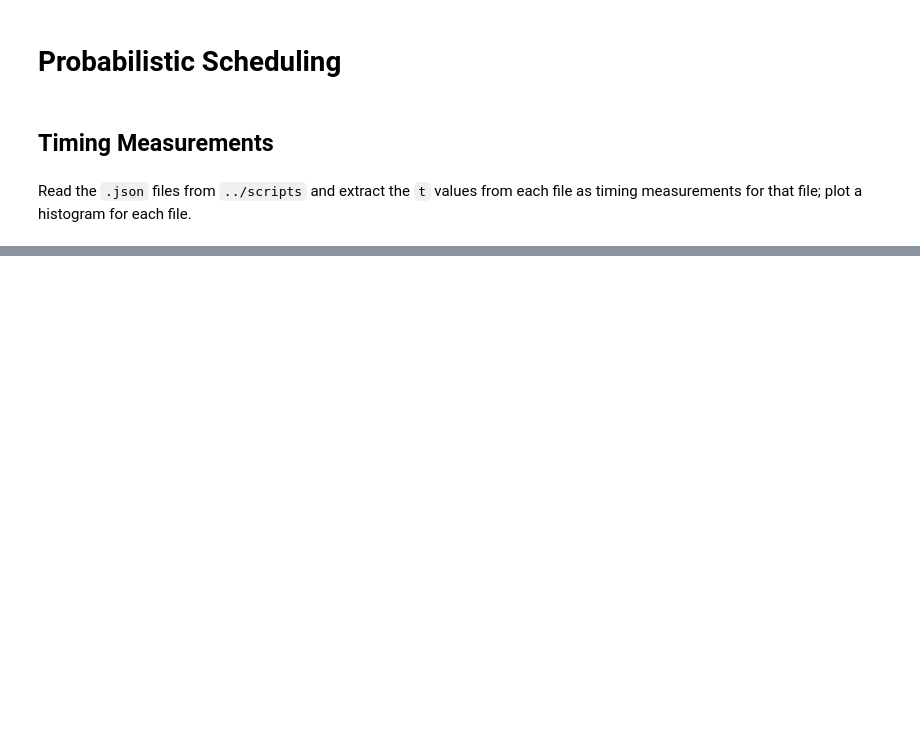
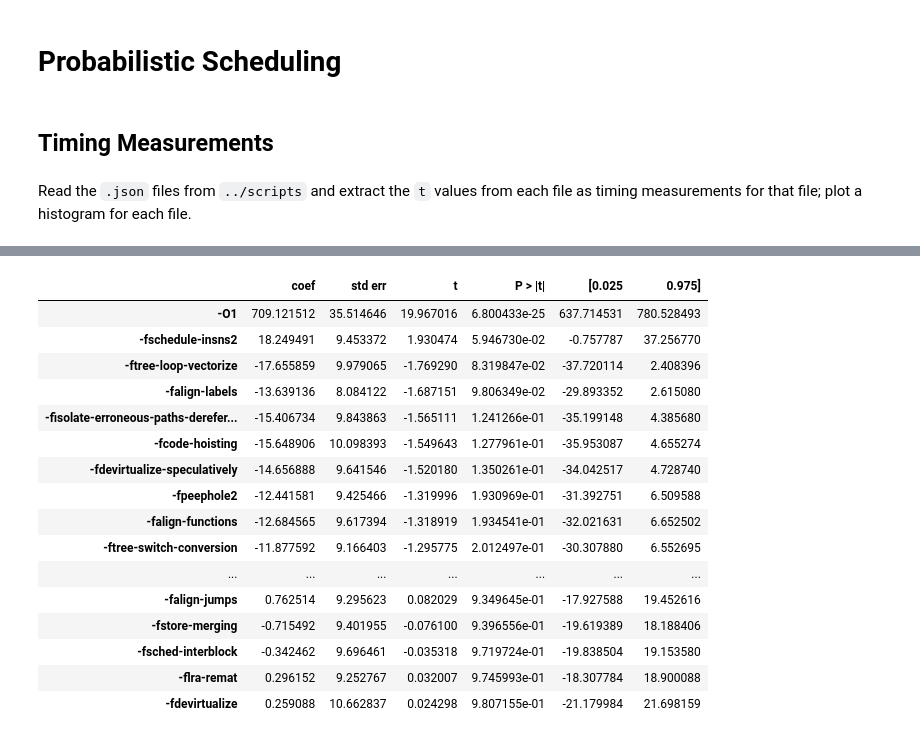
Before and after one commit to shengjiex98/pwcet-safety, a Jupyter notebook: plotting/plot.ipynb, the cells around one changed output, grey strips where cells are left out. Cells and saved outputs as stored; diff of their text form; code cells hidden in the pictures; blank space fills up the shorter version.

```diff
--- a/plotting/plot.ipynb
+++ b/plotting/plot.ipynb
@@ -179,0 +248,3 @@ The behavior of DataFrame concatenation with empty or all-NA entries is deprecat
+# %%
+pd.reset_option('display.max_rows')
+pd.reset_option('display.max_columns')
@@ -179,0 +270,15 @@ The behavior of DataFrame concatenation with empty or all-NA entries is deprecat
+# %%
+import statsmodels.api as sm
+
+# Separate y and X
+y = df_flags.iloc[:, 0]   # First column as dependent variable y
+X = df_flags.iloc[:, 1:]  # All other columns as independent variables xi
+
+# Add a constant to the model (intercept term)
+X = sm.add_constant(X)
+
+# Fit the OLS model
+model = sm.OLS(y, X).fit()
+
+# Print the summary of the regression results
+print(model.summary())
@@ -179,0 +303,31 @@ The behavior of DataFrame concatenation with empty or all-NA entries is deprecat
+# %%
+summary_df = pd.DataFrame({
+    'coef': model.params,
+    'std err': model.bse,
+    't': model.tvalues,
+    'P > |t|': model.pvalues,
+    '[0.025': model.conf_int()[0],
+    '0.975]': model.conf_int()[1]
+})
+
+sorted_summary_df = summary_df.sort_values(by='P > |t|')
+
+sorted_summary_df
+# %% [output]
+|  | coef | std err | t | P > |t| | [0.025 | 0.975] |
+| -O1 | 709.121512 | 35.514646 | 19.967016 | 6.800433e-25 | 637.714531 | 780.528493 |
+| -fschedule-insns2 | 18.249491 | 9.453372 | 1.930474 | 5.946730e-02 | -0.757787 | 37.256770 |
+| -ftree-loop-vectorize | -17.655859 | 9.979065 | -1.769290 | 8.319847e-02 | -37.720114 | 2.408396 |
+| -falign-labels | -13.639136 | 8.084122 | -1.687151 | 9.806349e-02 | -29.893352 | 2.615080 |
+| -fisolate-erroneous-paths-derefer... | -15.406734 | 9.843863 | -1.565111 | 1.241266e-01 | -35.199148 | 4.385680 |
+| -fcode-hoisting | -15.648906 | 10.098393 | -1.549643 | 1.277961e-01 | -35.953087 | 4.655274 |
+| -fdevirtualize-speculatively | -14.656888 | 9.641546 | -1.520180 | 1.350261e-01 | -34.042517 | 4.728740 |
+| -fpeephole2 | -12.441581 | 9.425466 | -1.319996 | 1.930969e-01 | -31.392751 | 6.509588 |
+| -falign-functions | -12.684565 | 9.617394 | -1.318919 | 1.934541e-01 | -32.021631 | 6.652502 |
+| -ftree-switch-conversion | -11.877592 | 9.166403 | -1.295775 | 2.012497e-01 | -30.307880 | 6.552695 |
+| ... | ... | ... | ... | ... | ... | ... |
+| -falign-jumps | 0.762514 | 9.295623 | 0.082029 | 9.349645e-01 | -17.927588 | 19.452616 |
+| -fstore-merging | -0.715492 | 9.401955 | -0.076100 | 9.396556e-01 | -19.619389 | 18.188406 |
+| -fsched-interblock | -0.342462 | 9.696461 | -0.035318 | 9.719724e-01 | -19.838504 | 19.153580 |
+| -flra-remat | 0.296152 | 9.252767 | 0.032007 | 9.745993e-01 | -18.307784 | 18.900088 |
+| -fdevirtualize | 0.259088 | 10.662837 | 0.024298 | 9.807155e-01 | -21.179984 | 21.698159 |
```
Also changed, not shown: parts of 16 cells of this notebook, 20 other files.
